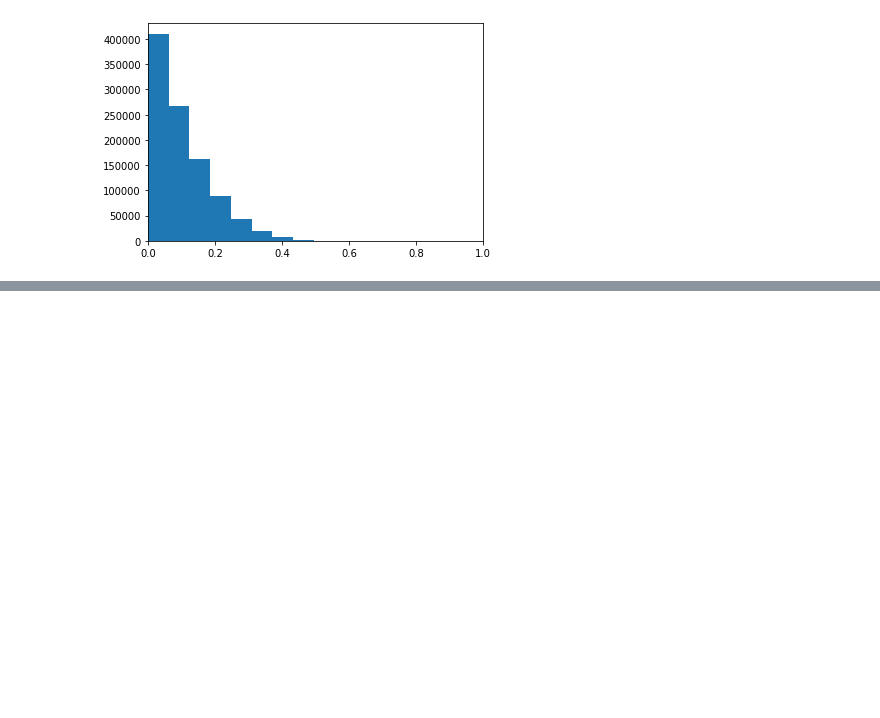
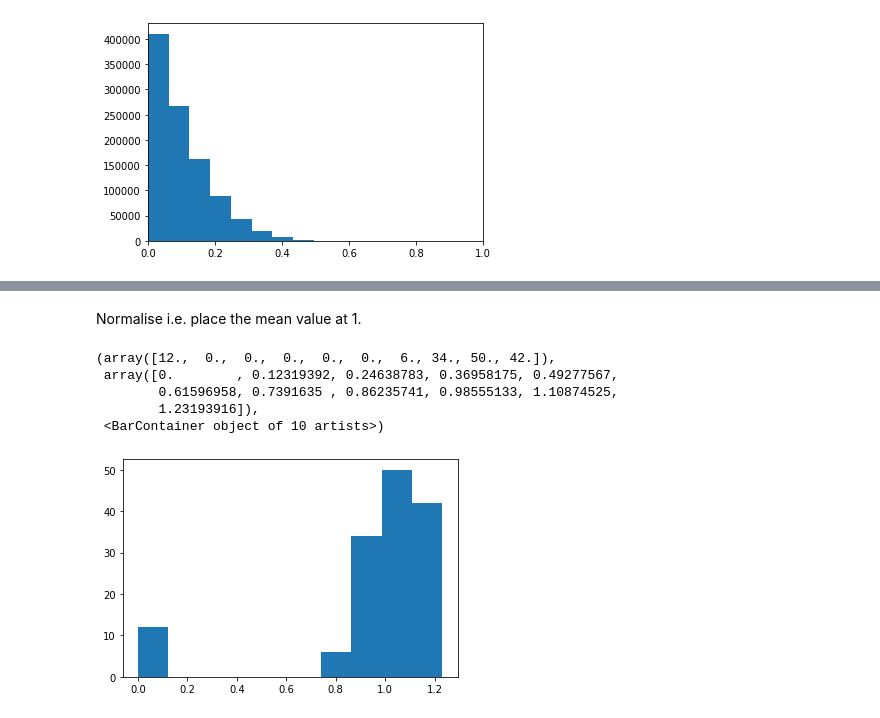
Before and after one commit to alienmist325/tumour_immune_interactions, a Jupyter notebook: sim/report_analysis_and_graphs.ipynb, the cells around one changed output, grey strips where cells are left out. Saved outputs shown, nothing was run; the diff lists cells and outputs as text; code cells hidden in the pictures; blank space fills up the shorter version.

```diff
--- a/sim/report_analysis_and_graphs.ipynb
+++ b/sim/report_analysis_and_graphs.ipynb
@@ -47,0 +118,11 @@ for i in range(len(values)):
+# %% [markdown]
+Normalise i.e. place the mean value at 1.
+# %%
+plt.hist(norm_peptide_dists)
+# %% [output]
+(array([12.,  0.,  0.,  0.,  0.,  0.,  6., 34., 50., 42.]),
+ array([0.        , 0.12319392, 0.24638783, 0.36958175, 0.49277567,
+        0.61596958, 0.7391635 , 0.86235741, 0.98555133, 1.10874525,
+        1.23193916]),
+ <BarContainer object of 10 artists>)
+[figure, added]
```
Also changed, not shown: parts of 22 cells of this notebook, 7 other files.
